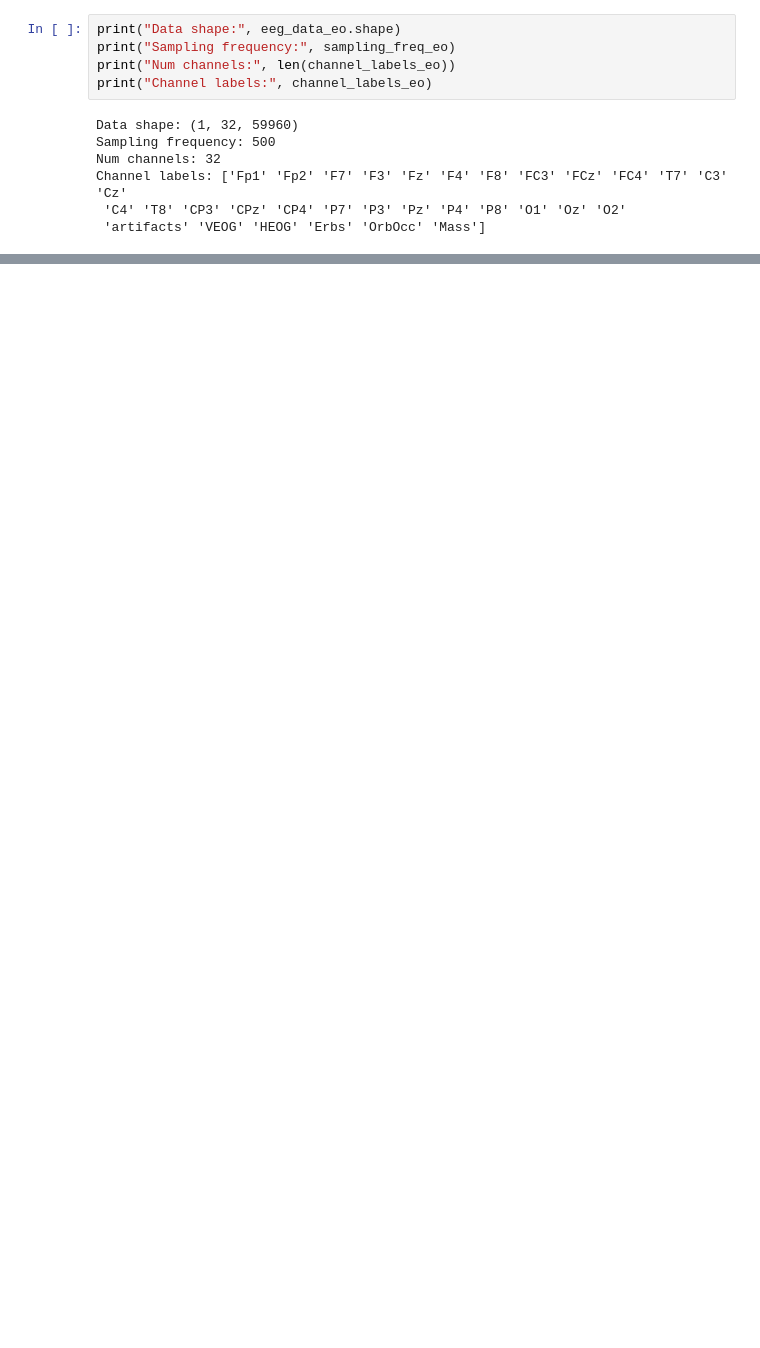
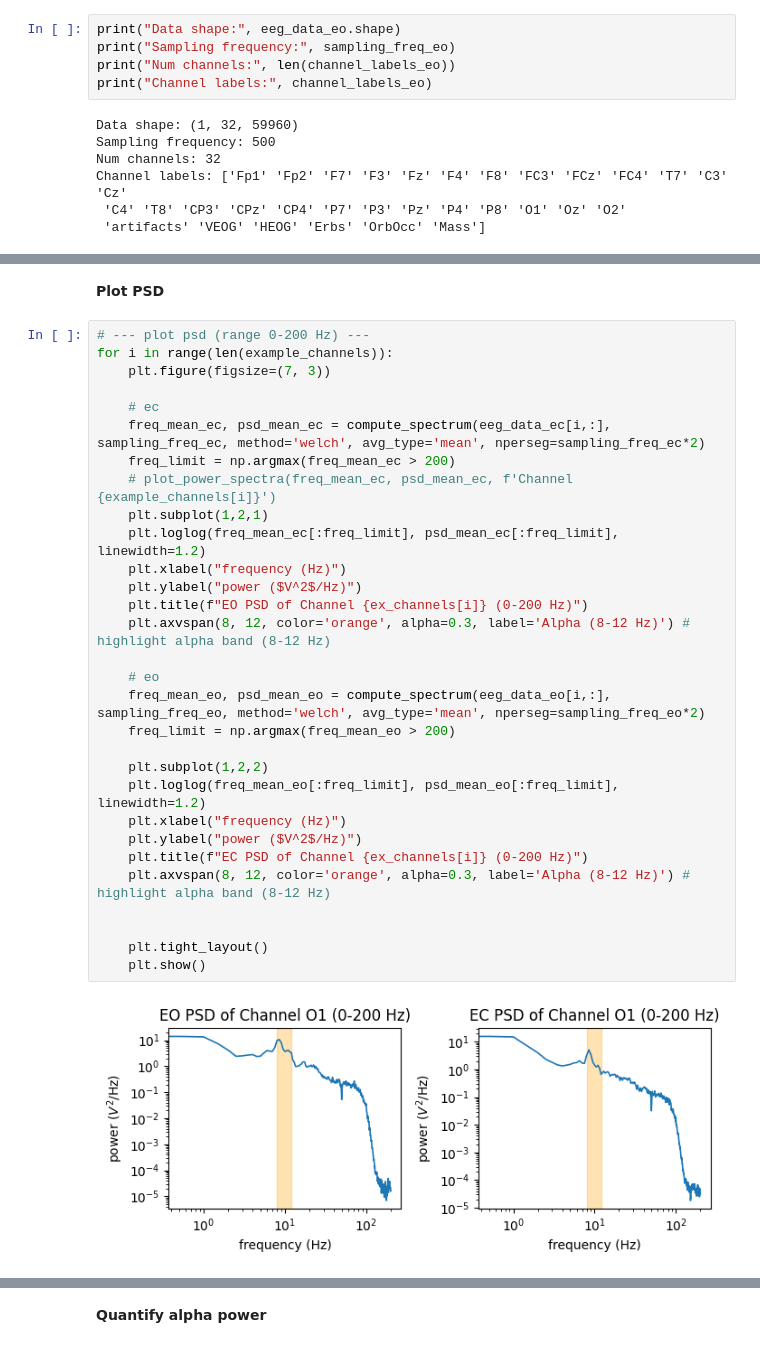
Before and after one commit to s-bao/tdbrain-model, a Jupyter notebook: code/eeg.ipynb, the cells around one changed output, grey strips where cells are left out. Saved outputs shown, nothing was run; the diff lists cells and outputs as text; blank space fills up the shorter version.

```diff
--- a/code/eeg.ipynb
+++ b/code/eeg.ipynb
@@ -38,0 +139,34 @@ Channel labels: ['Fp1' 'Fp2' 'F7' 'F3' 'Fz' 'F4' 'F8' 'FC3' 'FCz' 'FC4' 'T7' 'C3
+# %% [markdown]
+**Plot PSD**
+# %%
+# --- plot psd (range 0-200 Hz) ---
+for i in range(len(example_channels)):
+    plt.figure(figsize=(7, 3))
+
+    # ec
+    freq_mean_ec, psd_mean_ec = compute_spectrum(eeg_data_ec[i,:], sampling_freq_ec, method='welch', avg_type='mean', nperseg=sampling_freq_ec*2)
+    freq_limit = np.argmax(freq_mean_ec > 200)
+    # plot_power_spectra(freq_mean_ec, psd_mean_ec, f'Channel {example_channels[i]}')
+    plt.subplot(1,2,1)
+    plt.loglog(freq_mean_ec[:freq_limit], psd_mean_ec[:freq_limit], linewidth=1.2)
+    plt.xlabel("frequency (Hz)")
+    plt.ylabel("power ($V^2$/Hz)")
+    plt.title(f"EO PSD of Channel {ex_channels[i]} (0-200 Hz)")
+    plt.axvspan(8, 12, color='orange', alpha=0.3, label='Alpha (8-12 Hz)') # highlight alpha band (8-12 Hz)
+
+    # eo
+    freq_mean_eo, psd_mean_eo = compute_spectrum(eeg_data_eo[i,:], sampling_freq_eo, method='welch', avg_type='mean', nperseg=sampling_freq_eo*2)
+    freq_limit = np.argmax(freq_mean_eo > 200)
+
+    plt.subplot(1,2,2)
+    plt.loglog(freq_mean_eo[:freq_limit], psd_mean_eo[:freq_limit], linewidth=1.2)
+    plt.xlabel("frequency (Hz)")
+    plt.ylabel("power ($V^2$/Hz)")
+    plt.title(f"EC PSD of Channel {ex_channels[i]} (0-200 Hz)")
+    plt.axvspan(8, 12, color='orange', alpha=0.3, label='Alpha (8-12 Hz)') # highlight alpha band (8-12 Hz)
+
+
+    plt.tight_layout()
+    plt.show()
+# %% [output]
+[figure, added]
@@ -38,0 +177,2 @@ Channel labels: ['Fp1' 'Fp2' 'F7' 'F3' 'Fz' 'F4' 'F8' 'FC3' 'FCz' 'FC4' 'T7' 'C3
+# %% [markdown]
+**Quantify alpha power**
```
Also changed, not shown: parts of 9 cells of this notebook.
